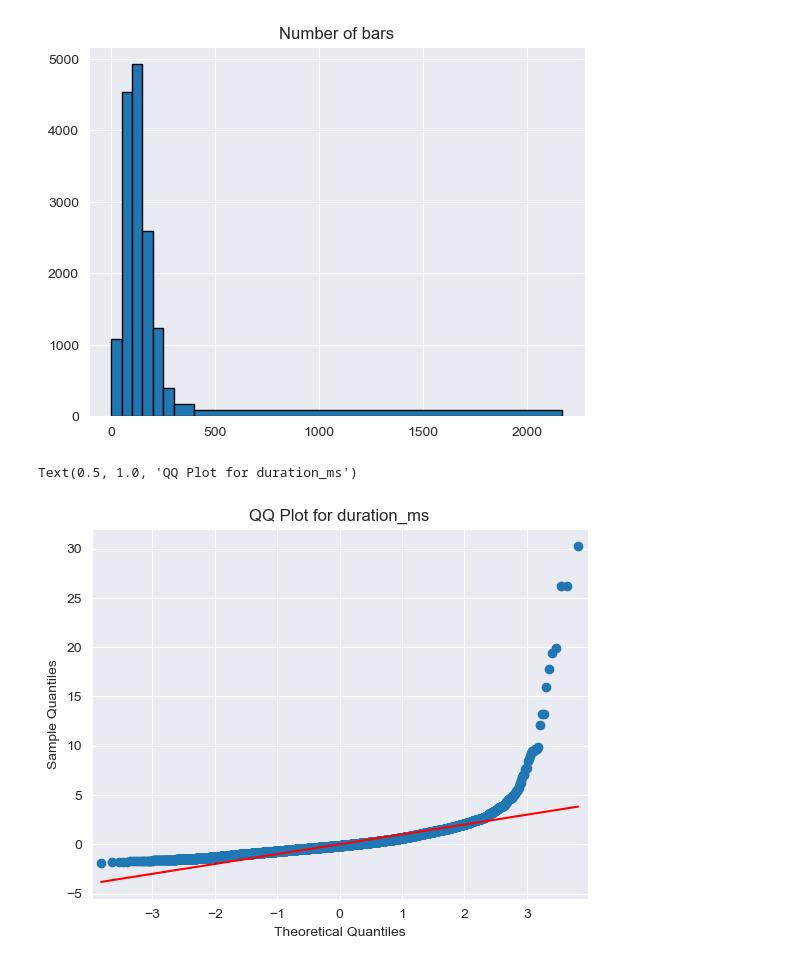
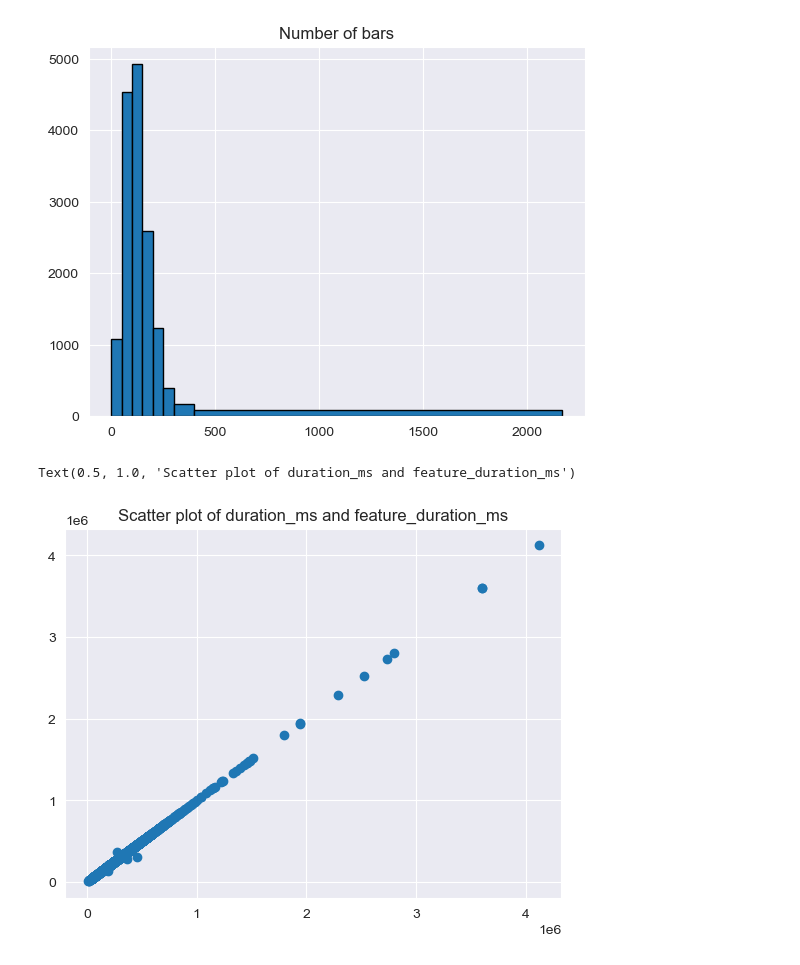
Before and after one commit to EmilianoMarrale/Spotify-Dataset-Analysis, a Jupyter notebook: Project Data Understanding.ipynb, the cells around one changed output. Drawn from its saved outputs; the diff is of its cells as text; code cells hidden in the pictures.

Commit message:
DM1-4,5
Removed QQplots and MinMaxnorm of "duration_norm" also added scatterplot of "duration_ms" and "feature_duration_ms"

```diff
--- a/Project Data Understanding.ipynb
+++ b/Project Data Understanding.ipynb
@@ -395,12 +395,9 @@ plt.title('Number of bars')
 Text(0.5, 1.0, 'Number of bars')
 [figure]
 # %%
-##QQ plot of 'duration_ms' feature
-from statsmodels.graphics.gofplots import qqplot
-from scipy.stats import norm, uniform
-x = df_train['duration_ms'].values
-qqplot(x,norm,fit=True, line='s')
-plt.title('QQ Plot for duration_ms')
+##Scatter plot of 'duration_ms' and 'feature_duration_ms'
+plt.scatter(df_train['duration_ms'], df_train['features_duration_ms'])
+plt.title('Scatter plot of duration_ms and feature_duration_ms')
 # %% [output]
-Text(0.5, 1.0, 'QQ Plot for duration_ms')
+Text(0.5, 1.0, 'Scatter plot of duration_ms and feature_duration_ms')
-[figure, old version]
+[figure, new version]
```
Also changed, not shown: parts of 2 cells of this notebook.
